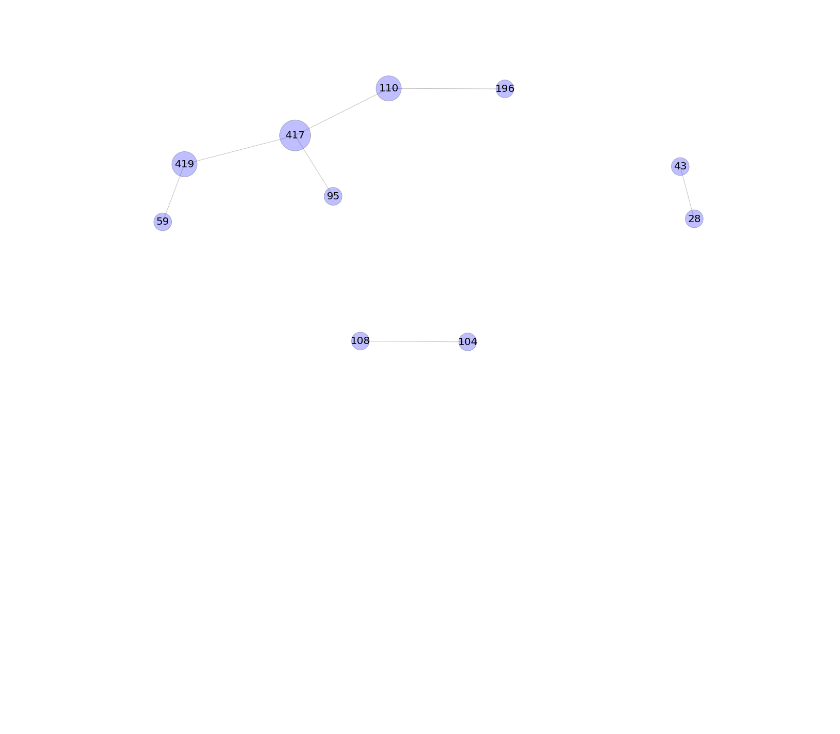
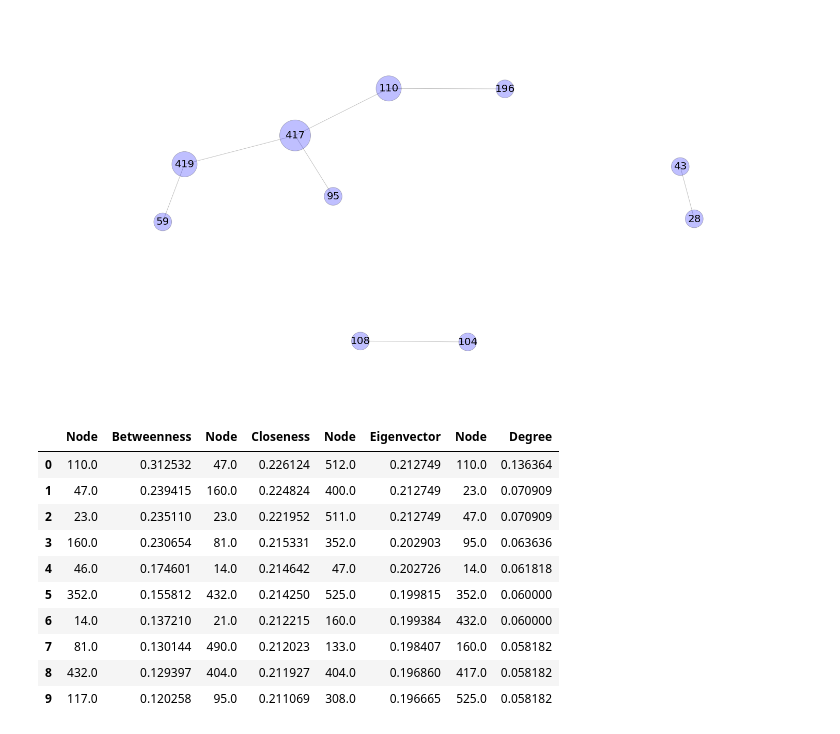
Before and after one commit to eriknylander99/DATA620_Group_Projects, a Jupyter notebook: Proj_2_crime_en.ipynb, the cells around one changed output. Saved outputs shown, nothing was run; the diff lists cells and outputs as text; code cells hidden in the pictures; blank space fills up the shorter version.

```diff
--- a/Proj_2_crime_en.ipynb
+++ b/Proj_2_crime_en.ipynb
@@ -363,3 +400,40 @@ dwc = wc.degree()
 nx.draw(wc, node_size=[v*1200 for v in dwc.values()], with_labels=True, node_color='b', alpha=.25, font_size=20)
 # %% [output]
 [figure]
+# %%
+# Betweenness centrality
+bet_cen = nx.betweenness_centrality(CC)
+
+# Degree centrality
+deg_cen = nx.degree_centrality(CC)
+
+# Closeness centrality
+clo_cen = nx.closeness_centrality(CC)
+
+# Eigenvector centrality
+eig_cen = nx.eigenvector_centrality_numpy(CC)
+
+## get the top nodes
+top_bet_cen = get_top_keys(bet_cen,10)
+top_clo_cen = get_top_keys(clo_cen,10)
+top_eig_cen = get_top_keys(eig_cen,10)
+top_deg_cen = get_top_keys(deg_cen,10)
+
+## smush them together to make a comparison chart
+smush = np.hstack((top_bet_cen, top_clo_cen, top_eig_cen, top_deg_cen))
+
+cent_measures=pd.DataFrame(smush, columns=['Node', 'Betweenness', 'Node', 'Closeness', 'Node', 'Eigenvector', 'Node', 'Degree'])
+# %%
+cent_measures
+# %% [output]
+|  | Node | Betweenness | Node | Closeness | Node | Eigenvector | Node | Degree |
+| 0 | 110.0 | 0.312532 | 47.0 | 0.226124 | 512.0 | 0.212749 | 110.0 | 0.136364 |
+| 1 | 47.0 | 0.239415 | 160.0 | 0.224824 | 400.0 | 0.212749 | 23.0 | 0.070909 |
+| 2 | 23.0 | 0.235110 | 23.0 | 0.221952 | 511.0 | 0.212749 | 47.0 | 0.070909 |
+| 3 | 160.0 | 0.230654 | 81.0 | 0.215331 | 352.0 | 0.202903 | 95.0 | 0.063636 |
+| 4 | 46.0 | 0.174601 | 14.0 | 0.214642 | 47.0 | 0.202726 | 14.0 | 0.061818 |
+| 5 | 352.0 | 0.155812 | 432.0 | 0.214250 | 525.0 | 0.199815 | 352.0 | 0.060000 |
+| 6 | 14.0 | 0.137210 | 21.0 | 0.212215 | 160.0 | 0.199384 | 432.0 | 0.060000 |
+| 7 | 81.0 | 0.130144 | 490.0 | 0.212023 | 133.0 | 0.198407 | 160.0 | 0.058182 |
+| 8 | 432.0 | 0.129397 | 404.0 | 0.211927 | 404.0 | 0.196860 | 417.0 | 0.058182 |
+| 9 | 117.0 | 0.120258 | 95.0 | 0.211069 | 308.0 | 0.196665 | 525.0 | 0.058182 |
```
Also changed, not shown: parts of 2 cells of this notebook.
